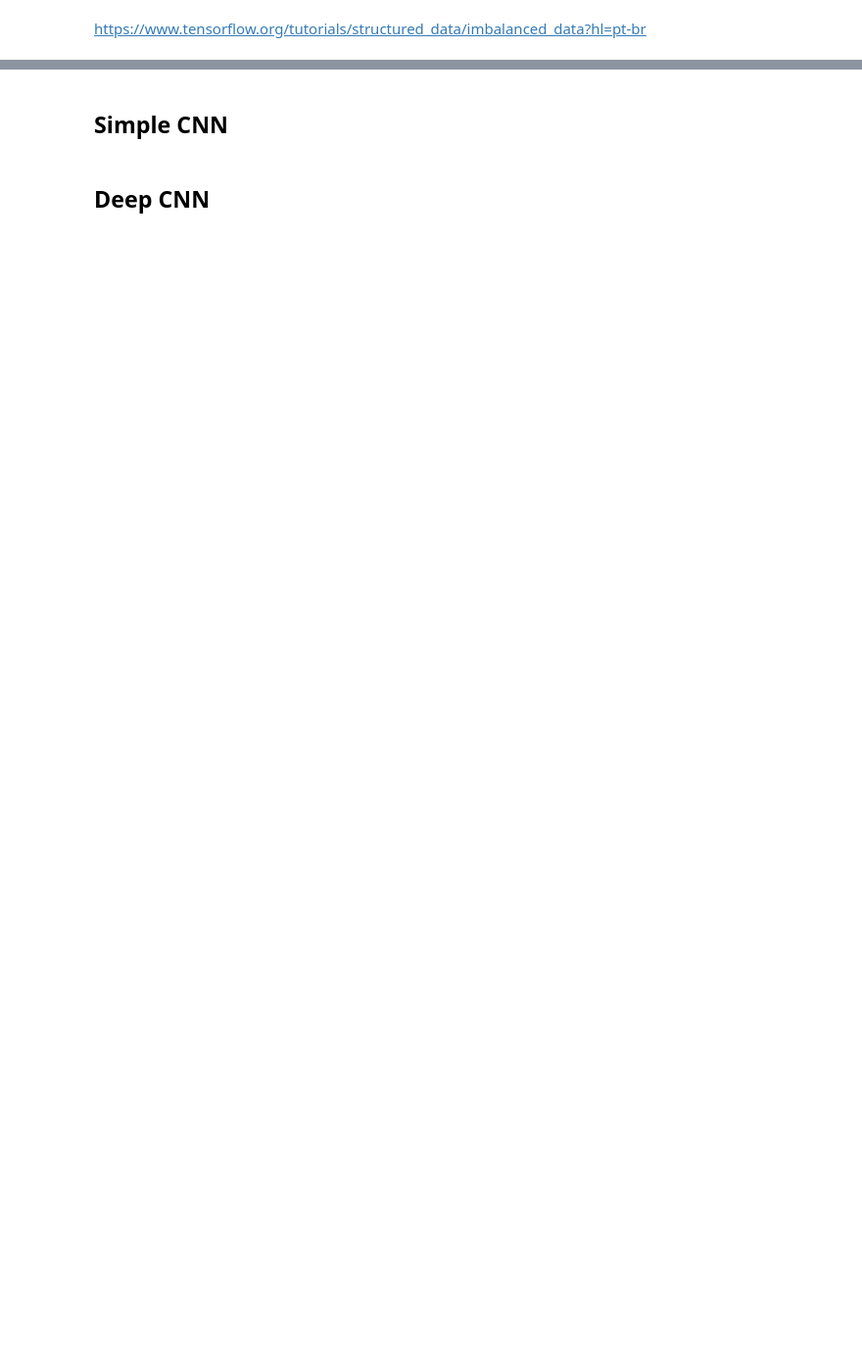
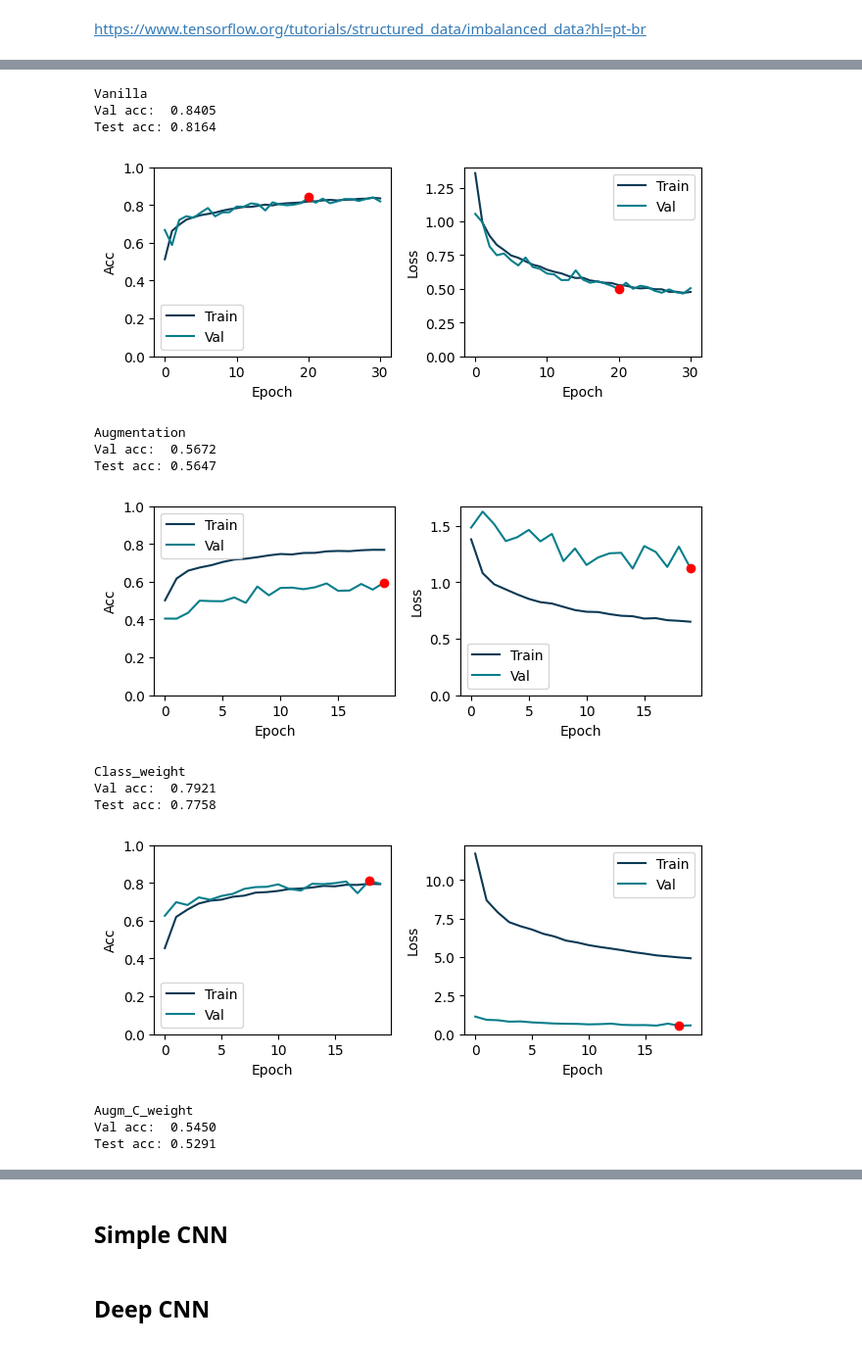
Before and after one commit to TiagoCAAmorim/machine_learning, a Jupyter notebook: Lista03/Lista03.ipynb, the cells around one changed output, grey strips where cells are left out. Shown at 98% size. Cells and saved outputs as stored; diff of their text form; code cells hidden in the pictures; blank space fills up the shorter version.

```diff
--- a/Lista03/Lista03.ipynb
+++ b/Lista03/Lista03.ipynb
@@ -285,6 +296,8 @@ plt.show()
 [figure]
 # %% [markdown]
 ## MLP
+# %%
+RERUN_MLP = False
 # %%
 from tensorflow import keras
 import tensorflow as tf
@@ -428,5 +504,6 @@ mlp_tests['With weight+augm.'] = update_dict(mlp_options_vanilla,
 # %%
-for k, v in mlp_tests.items():
-    print(f'############## {k} ##############')
-    mlp_models[k] = make_and_train_mlp(v)
+for k in mlp_history.keys():
+    print(k)
+    double_check(mlp_models[k], mlp_history[k])
+    print()
 # %% [output]
@@ -439,27 +526,0 @@ KeyboardInterrupt:
-# %%
-def plot_metrics(history):
-    metrics = ['acc', 'loss']
-    for n, metric in enumerate(metrics):
-        name = metric.replace("_"," ").capitalize()
-        plt.subplot(2,2,n+1)
-        plt.plot(
-            history.epoch,
-            history.history[metric],
-            color=colors[2],
-            label='Train')
-        plt.plot(
-            history.epoch,
-            history.history['val_'+metric],
-            color=colors[3],
-            label='Val')
-        plt.xlabel('Epoch')
-        plt.ylabel(name)
-        if metric == 'loss':
-            plt.ylim([0, plt.ylim()[1]])
-        elif metric == 'auc':
-            plt.ylim([0.8,1])
-        else:
-            plt.ylim([0,1])
-
-        plt.legend()
-        plt.tight_layout()
@@ -505,0 +527,23 @@ ValueError: Classification metrics can't handle a mix of multiclass and continuo
+# %%
+for k,v in mlp_history.items():
+    print(k)
+    print(f"Val acc:  {mlp_models[k].evaluate(X_val, y_val, verbose=0)[1]:0.4f}")
+    print(f"Test acc: {mlp_models[k].evaluate(X_test, y_test, verbose=0)[1]:0.4f}")
+    plot_metrics(v)
+    plt.show()
+# %% [output]
+Vanilla
+Val acc:  0.8405
+Test acc: 0.8164
+[figure, added]
+Augmentation
+Val acc:  0.5672
+Test acc: 0.5647
+[figure, added]
+Class_weight
+Val acc:  0.7921
+Test acc: 0.7758
+[figure, added]
+Augm_C_weight
+Val acc:  0.5450
+Test acc: 0.5291
```
Also changed, not shown: parts of 29 cells of this notebook, 10 other files.
